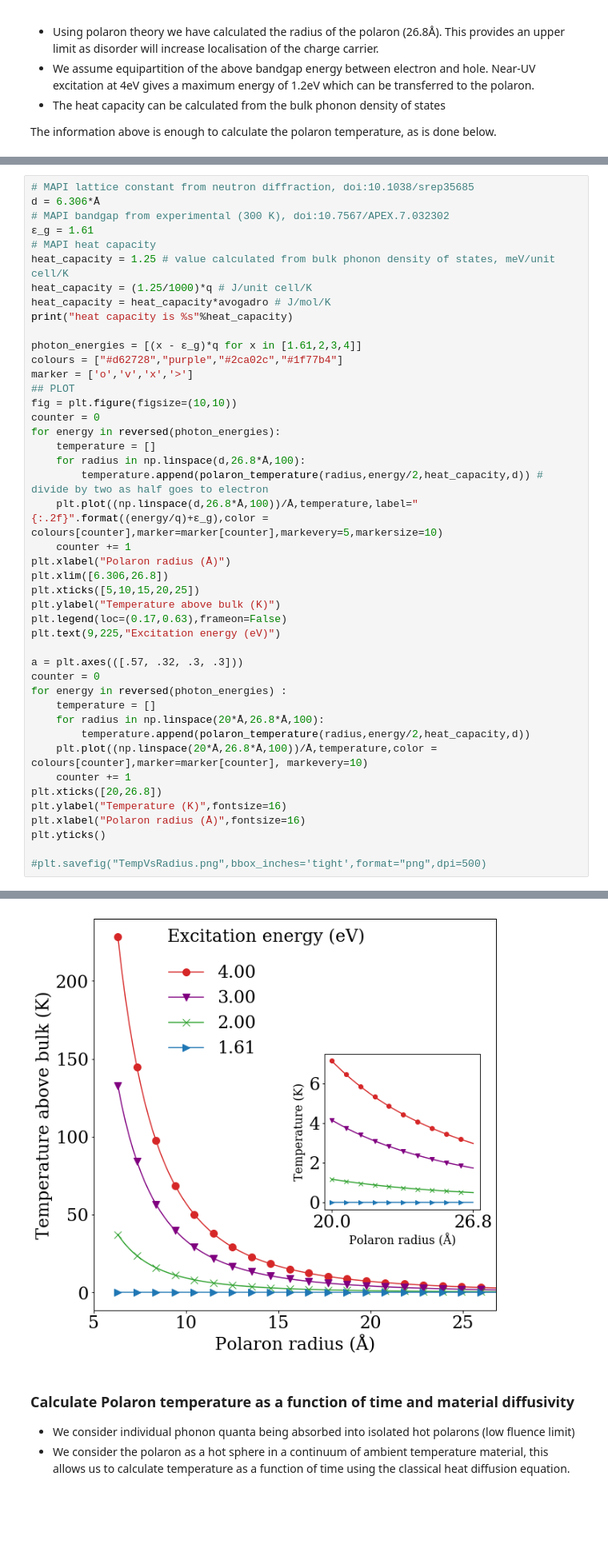
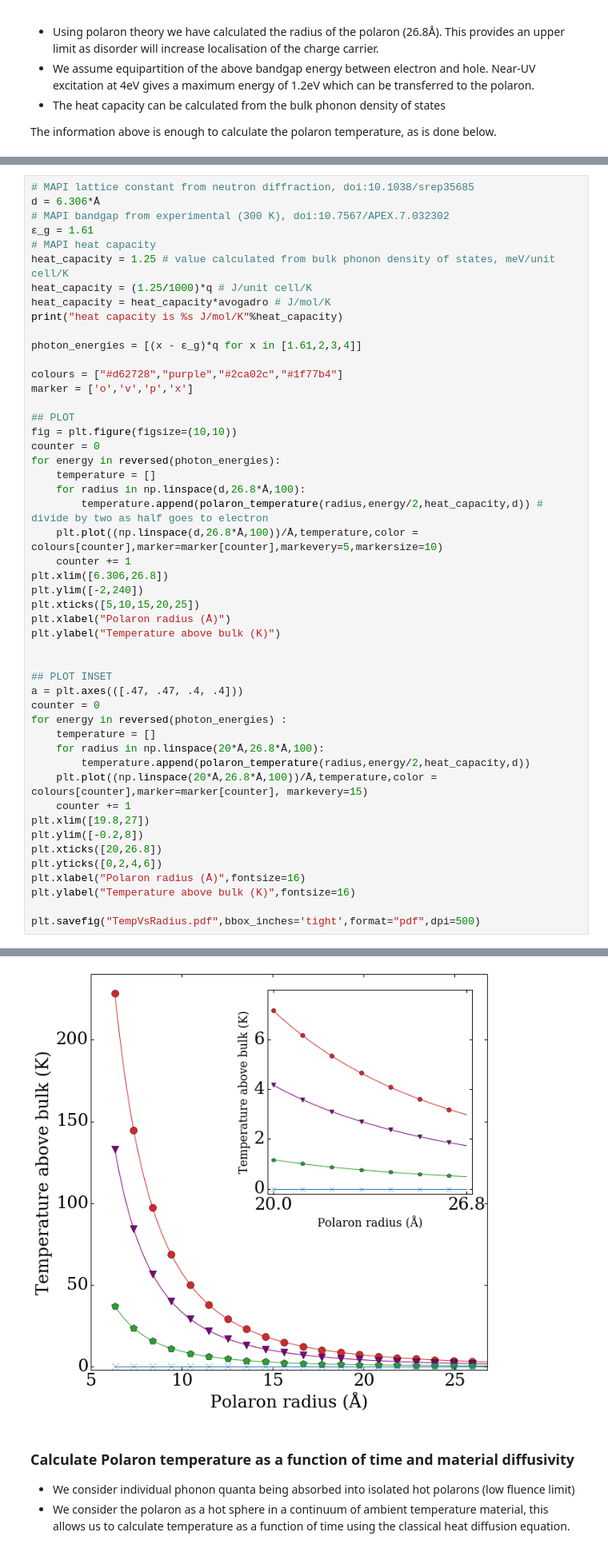
Before and after one commit to WMD-group/hot-carrier-cooling, a Jupyter notebook: Polaron_cooling_via_heat_diffusion.ipynb, the cells around one changed output, grey strips where cells are left out. Shown: that part at 80% size. Cells and saved outputs as stored; diff of their text form; blank space fills up the shorter version.

Commit message:
final code for producing figures 2 and 3

```diff
--- a/Polaron_cooling_via_heat_diffusion.ipynb
+++ b/Polaron_cooling_via_heat_diffusion.ipynb
@@ -53,11 +54,13 @@ d = 6.306*Å
 heat_capacity = 1.25 # value calculated from bulk phonon density of states, meV/unit cell/K
 heat_capacity = (1.25/1000)*q # J/unit cell/K
 heat_capacity = heat_capacity*avogadro # J/mol/K
-print("heat capacity is %s"%heat_capacity)
+print("heat capacity is %s J/mol/K"%heat_capacity)
 
 photon_energies = [(x - ε_g)*q for x in [1.61,2,3,4]]
+
 colours = ["#d62728","purple","#2ca02c","#1f77b4"]
-marker = ['o','v','x','>']
+marker = ['o','v','p','x']
+
 ## PLOT
 fig = plt.figure(figsize=(10,10))
 counter = 0
@@ -65,27 +68,30 @@ for energy in reversed(photon_energies):
     temperature = []
     for radius in np.linspace(d,26.8*Å,100):
         temperature.append(polaron_temperature(radius,energy/2,heat_capacity,d)) # divide by two as half goes to electron
-    plt.plot((np.linspace(d,26.8*Å,100))/Å,temperature,label="{:.2f}".format((energy/q)+ε_g),color = colours[counter],marker=marker[counter],markevery=5,markersize=10)
+    plt.plot((np.linspace(d,26.8*Å,100))/Å,temperature,color = colours[counter],marker=marker[counter],markevery=5,markersize=10)
     counter += 1
+plt.xlim([6.306,26.8])
+plt.ylim([-2,240])
+plt.xticks([5,10,15,20,25])
 plt.xlabel("Polaron radius (Å)")
-plt.xlim([6.306,26.8])
-plt.xticks([5,10,15,20,25])
 plt.ylabel("Temperature above bulk (K)")
-plt.legend(loc=(0.17,0.63),frameon=False)
-plt.text(9,225,"Excitation energy (eV)")
 
-a = plt.axes(([.57, .32, .3, .3]))
+
+## PLOT INSET
+a = plt.axes(([.47, .47, .4, .4]))
 counter = 0
 for energy in reversed(photon_energies) :
     temperature = []
     for radius in np.linspace(20*Å,26.8*Å,100):
         temperature.append(polaron_temperature(radius,energy/2,heat_capacity,d))
-    plt.plot((np.linspace(20*Å,26.8*Å,100))/Å,temperature,color = colours[counter],marker=marker[counter], markevery=10)
+    plt.plot((np.linspace(20*Å,26.8*Å,100))/Å,temperature,color = colours[counter],marker=marker[counter], markevery=15)
     counter += 1
+plt.xlim([19.8,27])
+plt.ylim([-0.2,8])
 plt.xticks([20,26.8])
-plt.ylabel("Temperature (K)",fontsize=16)
+plt.yticks([0,2,4,6])
 plt.xlabel("Polaron radius (Å)",fontsize=16)
-plt.yticks()
+plt.ylabel("Temperature above bulk (K)",fontsize=16)
 
-#plt.savefig("TempVsRadius.png",bbox_inches='tight',format="png",dpi=500)
+plt.savefig("TempVsRadius.pdf",bbox_inches='tight',format="pdf",dpi=500)
 # %% [output]
@@ -94,4 +99,4 @@ heat capacity is 120.60668096444826
-[figure, old version]
+[figure, new version]
 # %% [markdown]
 ### Calculate Polaron temperature as a function of time and material diffusivity
 
```
Also changed, not shown: parts of 11 cells of this notebook.
